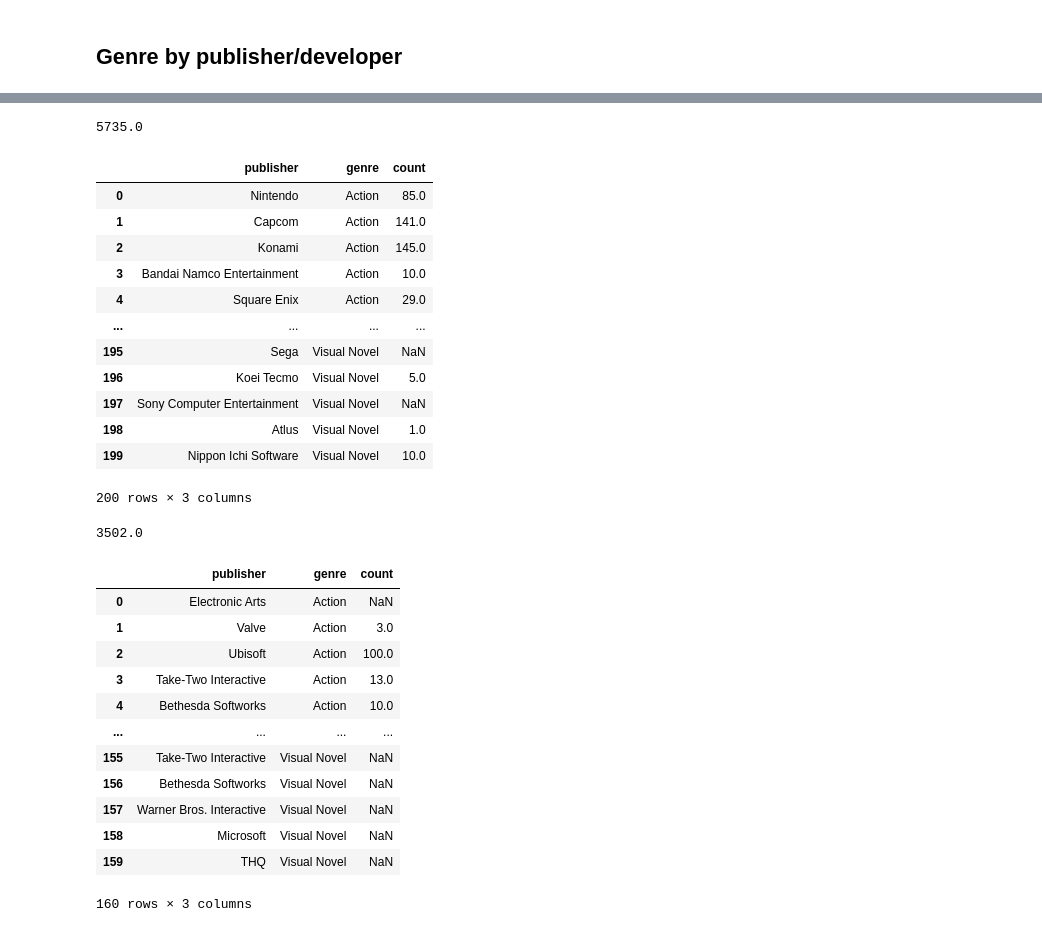
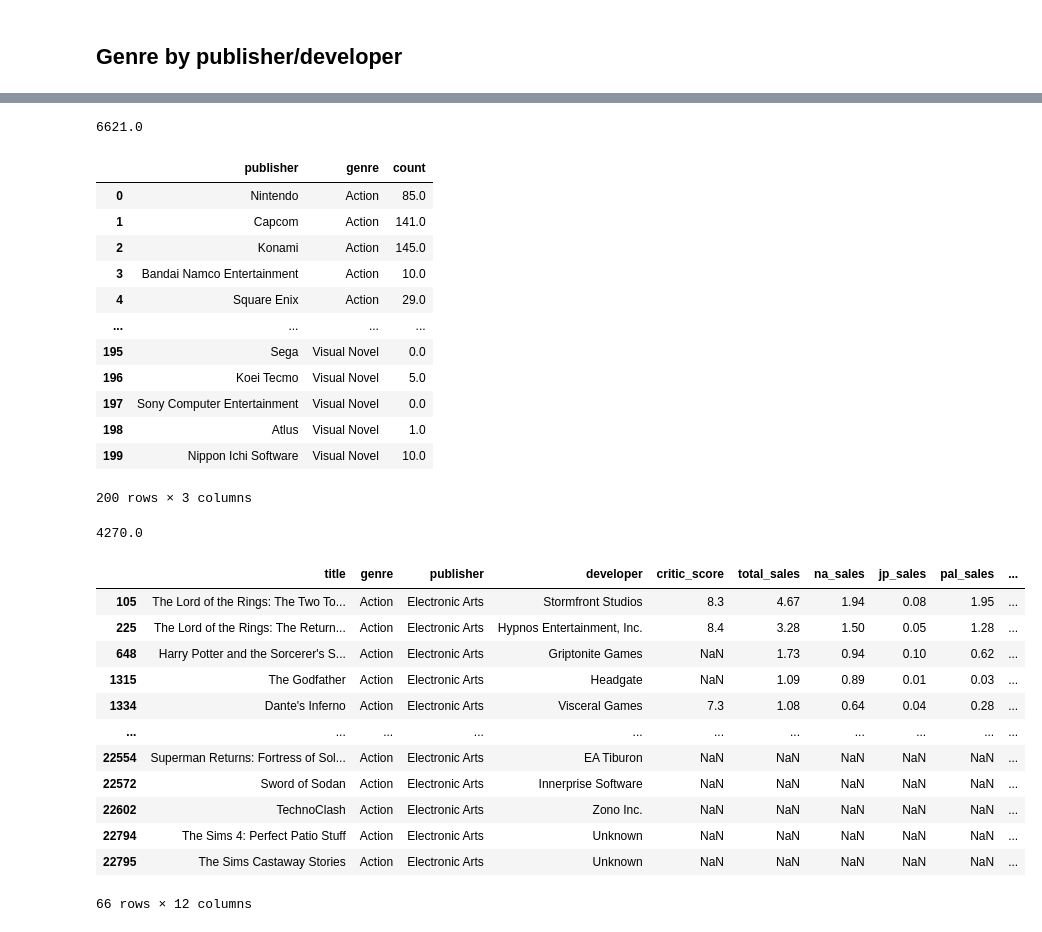
Before and after one commit to PawelG-WWA/Public_Projects, a Jupyter notebook: DataAnalysis/VideoGamesAnalysis/metacritic_analysis.ipynb, the cells around one changed output, grey strips where cells are left out. Saved outputs shown, nothing was run; the diff lists cells and outputs as text; code cells hidden in the pictures.

```diff
--- a/DataAnalysis/VideoGamesAnalysis/metacritic_analysis.ipynb
+++ b/DataAnalysis/VideoGamesAnalysis/metacritic_analysis.ipynb
@@ -201,0 +223,3 @@ fig.show()
+# %%
+df_genres_per_publisher.fillna(0, inplace=True)
+df_genres_per_publisher
@@ -202,9 +241,9 @@ fig.show()
 # %%
-df_genres_per_publisher = df_unique_games.groupby(['publisher', 'genre']).size().unstack()
-df_genres_per_publisher = df_genres_per_publisher[(df_genres_per_publisher.sum(axis=1) > 20)]
+
+df_genres_per_publisher = df_genres_per_publisher[(df_genres_per_publisher.sum(axis=1) > 20)].copy()
 
 # Sum Konami
-df_genres_per_publisher.loc['Konami'] = df_genres_per_publisher.loc['Konami'] + df_genres_per_publisher.loc['Konami Digital Entertainment']
+df_genres_per_publisher.loc['Konami'] = df_genres_per_publisher.loc['Konami'].fillna(0) + df_genres_per_publisher.loc['Konami Digital Entertainment'].fillna(0)
 df_genres_per_publisher.drop('Konami Digital Entertainment', inplace=True)
 
 # Sum Namco
@@ -260,6 +334,6 @@ df_genres_japanese
 # %%
 # SUm EA
-df_genres_per_publisher.loc['Electronic Arts'] = df_genres_per_publisher.loc['Electronic Arts'] + df_genres_per_publisher.loc['EA Sports']
+df_genres_per_publisher.loc['Electronic Arts'] = df_genres_per_publisher.loc['Electronic Arts'] + df_genres_per_publisher.loc['EA Sports'].copy()
 df_genres_per_publisher.drop('EA Sports', inplace=True)
 
 # Sum Warner Bros
@@ -300,7 +404,7 @@ df_genres_per_jp_publusher_melted_for_plot = df_genres_japanese.reset_index().me
 print(df_genres_per_jp_publusher_melted_for_plot['count'].sum())
 df_genres_per_jp_publusher_melted_for_plot
 # %% [output]
-5735.0
+6621.0
 |  | publisher | genre | count |
 | 0 | Nintendo | Action | 85.0 |
 | 1 | Capcom | Action | 141.0 |
@@ -308,31 +412,33 @@ df_genres_per_jp_publusher_melted_for_plot
 | 3 | Bandai Namco Entertainment | Action | 10.0 |
 | 4 | Square Enix | Action | 29.0 |
 | ... | ... | ... | ... |
-| 195 | Sega | Visual Novel | NaN |
+| 195 | Sega | Visual Novel | 0.0 |
 | 196 | Koei Tecmo | Visual Novel | 5.0 |
-| 197 | Sony Computer Entertainment | Visual Novel | NaN |
+| 197 | Sony Computer Entertainment | Visual Novel | 0.0 |
 | 198 | Atlus | Visual Novel | 1.0 |
 | 199 | Nippon Ichi Software | Visual Novel | 10.0 |
 200 rows × 3 columns
 # %%
 df_genres_per_west_publisher_melted_for_plot = df_genres_western.reset_index().melt(id_vars='publisher', value_name='count')
 print(df_genres_per_west_publisher_melted_for_plot['count'].sum())
 df_genres_per_west_publisher_melted_for_plot
+
+df_unique_games[(df_unique_games['publisher'] == 'Electronic Arts') & (df_unique_games['genre'] == 'Action')]
 # %% [output]
-3502.0
+4270.0
-|  | publisher | genre | count |
-| 0 | Electronic Arts | Action | NaN |
-| 1 | Valve | Action | 3.0 |
-| 2 | Ubisoft | Action | 100.0 |
-| 3 | Take-Two Interactive | Action | 13.0 |
-| 4 | Bethesda Softworks | Action | 10.0 |
-| ... | ... | ... | ... |
-| 155 | Take-Two Interactive | Visual Novel | NaN |
-| 156 | Bethesda Softworks | Visual Novel | NaN |
-| 157 | Warner Bros. Interactive | Visual Novel | NaN |
-| 158 | Microsoft | Visual Novel | NaN |
-| 159 | THQ | Visual Novel | NaN |
+|  | title | genre | publisher | developer | critic_score | total_sales | na_sales | jp_sales | pal_sales | ... |
+| 105 | The Lord of the Rings: The Two To... | Action | Electronic Arts | Stormfront Studios | 8.3 | 4.67 | 1.94 | 0.08 | 1.95 | ... |
+| 225 | The Lord of the Rings: The Return... | Action | Electronic Arts | Hypnos Entertainment, Inc. | 8.4 | 3.28 | 1.50 | 0.05 | 1.28 | ... |
+| 648 | Harry Potter and the Sorcerer's S... | Action | Electronic Arts | Griptonite Games | NaN | 1.73 | 0.94 | 0.10 | 0.62 | ... |
+| 1315 | The Godfather | Action | Electronic Arts | Headgate | NaN | 1.09 | 0.89 | 0.01 | 0.03 | ... |
+| 1334 | Dante's Inferno | Action | Electronic Arts | Visceral Games | 7.3 | 1.08 | 0.64 | 0.04 | 0.28 | ... |
+| ... | ... | ... | ... | ... | ... | ... | ... | ... | ... | ... |
+| 22554 | Superman Returns: Fortress of Sol... | Action | Electronic Arts | EA Tiburon | NaN | NaN | NaN | NaN | NaN | ... |
+| 22572 | Sword of Sodan | Action | Electronic Arts | Innerprise Software | NaN | NaN | NaN | NaN | NaN | ... |
+| 22602 | TechnoClash | Action | Electronic Arts | Zono Inc. | NaN | NaN | NaN | NaN | NaN | ... |
+| 22794 | The Sims 4: Perfect Patio Stuff | Action | Electronic Arts | Unknown | NaN | NaN | NaN | NaN | NaN | ... |
+| 22795 | The Sims Castaway Stories | Action | Electronic Arts | Unknown | NaN | NaN | NaN | NaN | NaN | ... |
-160 rows × 3 columns
+66 rows × 12 columns
 # %%
 fig = px.bar(df_genres_per_jp_publusher_melted_for_plot, x='genre', y='count', color='publisher', height=750, width=1920)
 fig.show()
```
Also changed, not shown: parts of 10 cells of this notebook.
